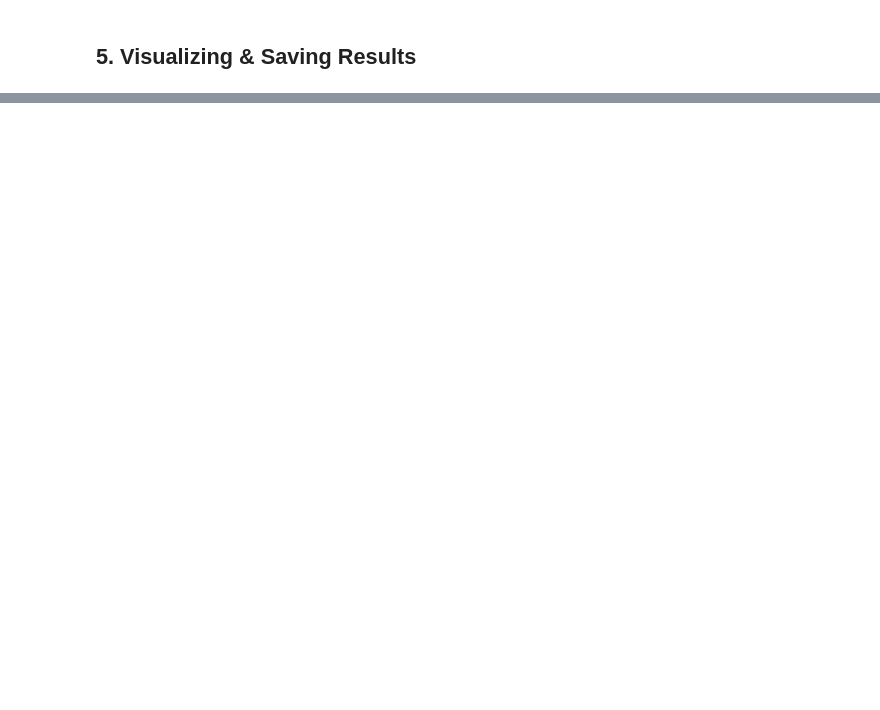
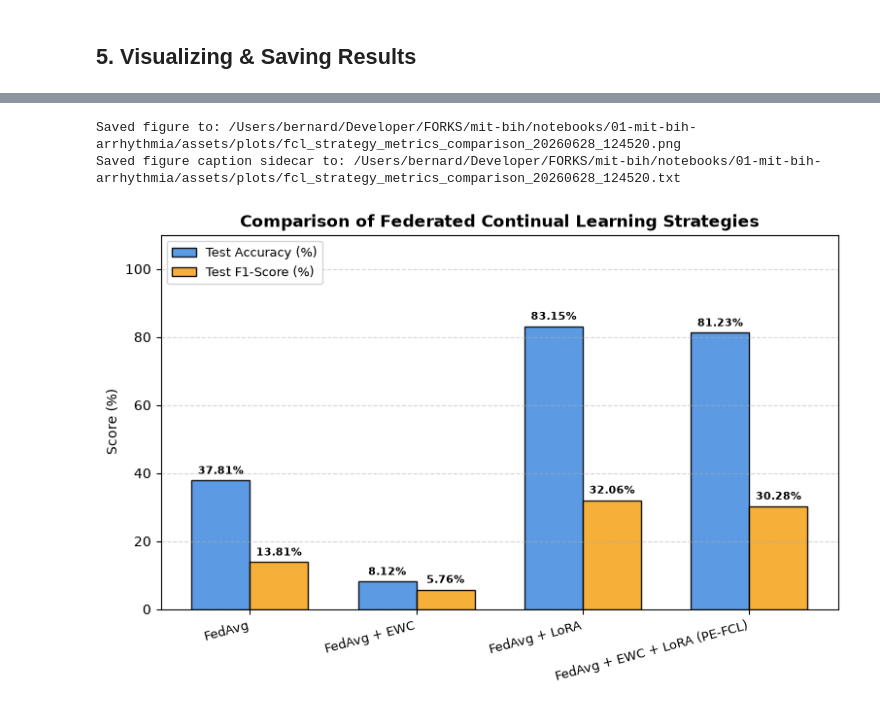
Before and after one commit to bernardbdas/mit-bih, a Jupyter notebook: notebooks/01-mit-bih-arrhythmia/05-parameter-efficient-federated-continual-learning.ipynb, the cells around one changed output, grey strips where cells are left out. Cells and saved outputs as stored; diff of their text form; code cells hidden in the pictures; blank space fills up the shorter version.

```diff
--- a/notebooks/01-mit-bih-arrhythmia/05-parameter-efficient-federated-continual-learning.ipynb
+++ b/notebooks/01-mit-bih-arrhythmia/05-parameter-efficient-federated-continual-learning.ipynb
@@ -31,6 +31,9 @@ DEVICE = torch.device("cuda" if torch.cuda.is_available() else "cpu")
 print(f"Running on: {DEVICE}")
 
 DATA_DIR = os.path.abspath("../../data/raw/mitdb")
+MODELS_DIR = os.path.abspath("assets/models")
+os.makedirs(MODELS_DIR, exist_ok=True)
+
 NUM_CLIENTS = 3
 NUM_ROUNDS = 10
 LOCAL_EPOCHS = 3
@@ -52,7 +55,7 @@ TASK_CLASSES = [
 NUM_TASKS = len(TASK_CLASSES)
 ROUNDS_PER_TASK = NUM_ROUNDS // NUM_TASKS
 
-CLASS_NAMES = ["Normal", "SVEB", "VEB", "Fusion", "Unknown"]
+CLASS_NAMES = ["Normal", "SVEB", "V", "Fusion", "Unknown"]
 
 TRAIN_PATIENTS = [
     '101', '106', '108', '109', '112', '114',
@@ -227,7 +236,15 @@ def run_experiment(name, use_fedavg, use_ewc, use_lora):
             task_test_loader = test_loaders_by_task[task]
             m = evaluate_model(global_model, task_test_loader)
             per_task_acc_when_learned[task] = (m["accuracy"] * 100 if m is not None else None)
+
     metrics = evaluate_model(global_model, test_loader_full)
+
+    # Save the aggregated global model weights under the local assets folder
+    clean_name = name.lower().replace(" ", "_").replace("+", "plus").replace("(", "").replace(")", "").replace("-", "_")
+    model_save_path = os.path.join(MODELS_DIR, f"{clean_name}_model.pth")
+    torch.save(global_model.state_dict(), model_save_path)
+    print(f"Saved {name} model weights to: {model_save_path}")
+
     return metrics, round_val_accs
 # %% [markdown]
 ## 4. Execution of Experiments
@@ -271,0 +312,40 @@ plt.show()
+# %%
+# Comparison of Final Test Metrics
+categories = list(results.keys())
+accuracies = [res['acc'] for res in results.values()]
+f1_scores = [res['f1'] for res in results.values()]
+
+x = np.arange(len(categories))
+width = 0.35
+
+fig, ax = plt.subplots(figsize=(9, 5))
+rects1 = ax.bar(x - width/2, accuracies, width, label='Test Accuracy (%)', color='#4A90E2', edgecolor='black', alpha=0.9)
+rects2 = ax.bar(x + width/2, f1_scores, width, label='Test F1-Score (%)', color='#F5A623', edgecolor='black', alpha=0.9)
+
+ax.set_title("Comparison of Federated Continual Learning Strategies", fontsize=12, fontweight='bold')
+ax.set_xticks(x)
+ax.set_xticklabels(categories, rotation=15, ha='right', fontsize=9)
+ax.set_ylabel("Score (%)", fontsize=10)
+ax.set_ylim(0, 110)
+ax.grid(axis='y', linestyle='--', alpha=0.5)
+ax.legend(fontsize=9, loc='upper left')
+
+# Add text labels on top of the bars
+def autolabel(rects):
+    for rect in rects:
+        height = rect.get_height()
+        ax.annotate(f"{height:.2f}%",
+                    xy=(rect.get_x() + rect.get_width() / 2, height),
+                    xytext=(0, 3),
+                    textcoords="offset points",
+                    ha='center', va='bottom', fontsize=8, fontweight='bold')
+
+autolabel(rects1)
+autolabel(rects2)
+
+save_plot("fcl_strategy_metrics_comparison", fig=fig, caption="Bar chart comparing final test accuracy and macro F1-score of the four federated continual learning strategies on the global test set.")
+plt.show()
+# %% [output]
+Saved figure to: /Users/bernard/Developer/FORKS/mit-bih/notebooks/01-mit-bih-arrhythmia/assets/plots/fcl_strategy_metrics_comparison_20260628_124520.png
+Saved figure caption sidecar to: /Users/bernard/Developer/FORKS/mit-bih/notebooks/01-mit-bih-arrhythmia/assets/plots/fcl_strategy_metrics_comparison_20260628_124520.txt
+[figure, added]
```
Also changed, not shown: parts of 5 cells of this notebook, 29 other files.
